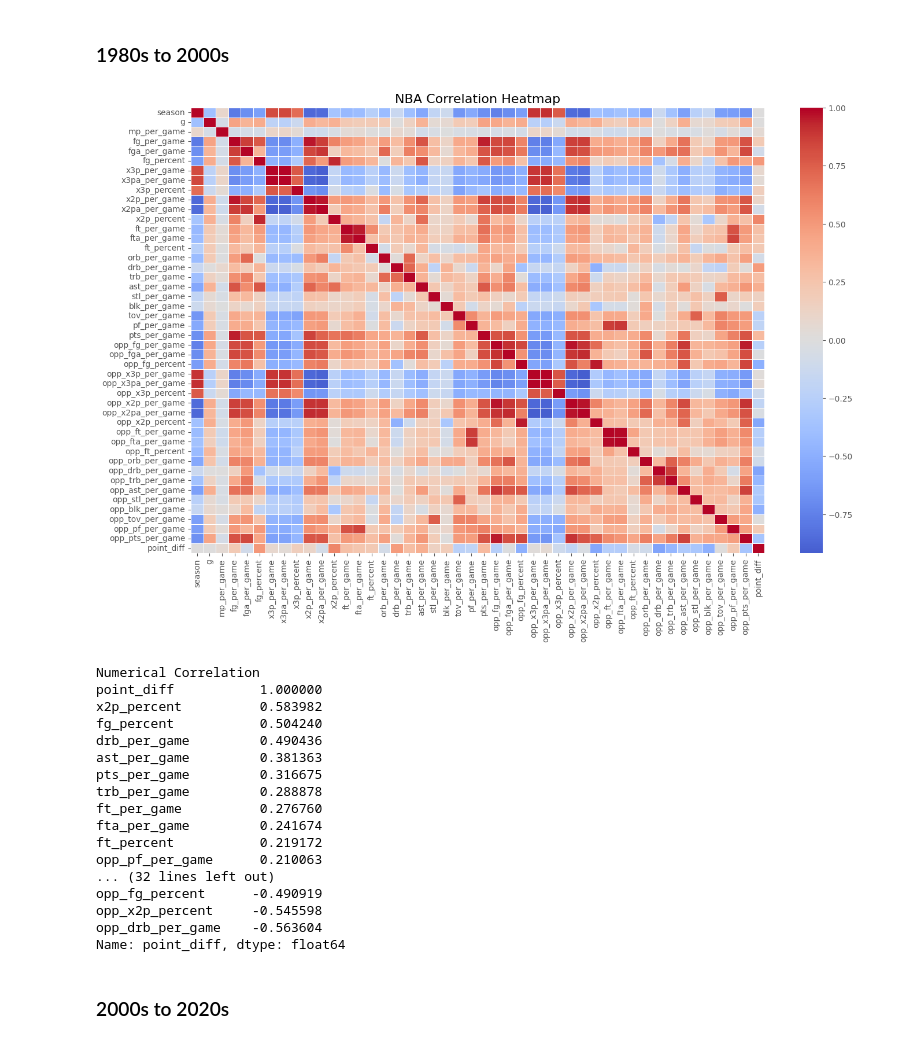
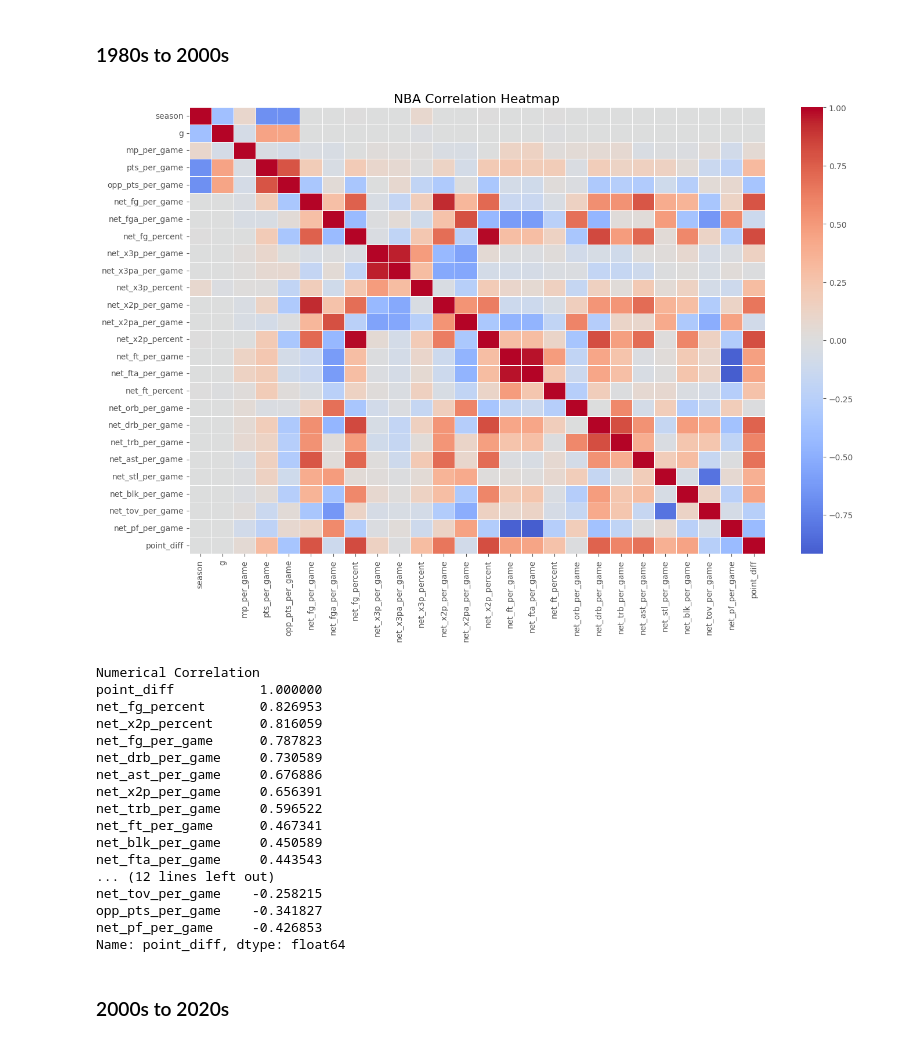
Before and after one commit to CaptainSpaceboy/ECS171-Team12, a Jupyter notebook: Team12_EDA.ipynb, the cells around one changed output. Cells and saved outputs as stored; diff of their text form; code cells hidden in the pictures.

Commit message:
2/15 Update
Changed df columns to have net values instead of team and opp values separate.

Added small Feature Selection part using FeatureWiz

```diff
--- a/Team12_EDA.ipynb
+++ b/Team12_EDA.ipynb
@@ -51,14 +58,47 @@ pts_per_game : total points scored per game
 # %%
-team_df = pd.read_csv('Team Stats Per Game.csv')
-opp_df = pd.read_csv('Opponent Stats Per Game.csv')
+from pandas.core.reshape import merge
+team_df = pd.read_csv('https://raw.githubusercontent.com/sumitrodatta/bball-reference-datasets/refs/heads/master/Data/Team%20Stats%20Per%20Game.csv')
+opp_df = pd.read_csv('https://raw.githubusercontent.com/sumitrodatta/bball-reference-datasets/refs/heads/master/Data/Opponent%20Stats%20Per%20Game.csv')
 
 # merging the datasets
 common_columns = ['season', 'lg', 'team', 'abbreviation', 'playoffs', 'g', 'mp_per_game']
 merged_df = pd.merge(team_df, opp_df, on=common_columns)
 
+#Transform into net values rather than having team and opp values
+#I know there's a more efficient way to do this but I hate python syntax shenanigans so take this hardcoded blob
+merged_df['net_fg_per_game'] = merged_df['fg_per_game'] - merged_df['opp_fg_per_game']
+merged_df['net_fga_per_game'] = merged_df['fga_per_game'] - merged_df['opp_fga_per_game']
+merged_df['net_fg_percent'] = merged_df['fg_percent'] - merged_df['opp_fg_percent']
+merged_df['net_x3p_per_game'] = merged_df['x3p_per_game'] - merged_df['opp_x3p_per_game']
+merged_df['net_x3pa_per_game'] = merged_df['x3pa_per_game'] - merged_df['opp_x3pa_per_game']
+merged_df['net_x3p_percent'] = merged_df['x3p_percent'] - merged_df['opp_x3p_percent']
+merged_df['net_x2p_per_game'] = merged_df['x2p_per_game'] - merged_df['opp_x2p_per_game']
+merged_df['net_x2pa_per_game'] = merged_df['x2pa_per_game'] - merged_df['opp_x2pa_per_game']
+merged_df['net_x2p_percent'] = merged_df['x2p_percent'] - merged_df['opp_x2p_percent']
+merged_df['net_ft_per_game'] = merged_df['ft_per_game'] - merged_df['opp_ft_per_game']
+merged_df['net_fta_per_game'] = merged_df['fta_per_game'] - merged_df['opp_fta_per_game']
+merged_df['net_ft_percent'] = merged_df['ft_percent'] - merged_df['opp_ft_percent']
+merged_df['net_orb_per_game'] = merged_df['orb_per_game'] - merged_df['opp_orb_per_game']
+merged_df['net_drb_per_game'] = merged_df['drb_per_game'] - merged_df['opp_drb_per_game']
+merged_df['net_trb_per_game'] = merged_df['trb_per_game'] - merged_df['opp_trb_per_game']
+merged_df['net_ast_per_game'] = merged_df['ast_per_game'] - merged_df['opp_ast_per_game']
+merged_df['net_stl_per_game'] = merged_df['stl_per_game'] - merged_df['opp_stl_per_game']
+merged_df['net_blk_per_game'] = merged_df['blk_per_game'] - merged_df['opp_blk_per_game']
+merged_df['net_tov_per_game'] = merged_df['tov_per_game'] - merged_df['opp_tov_per_game']
+merged_df['net_pf_per_game'] = merged_df['pf_per_game'] - merged_df['opp_pf_per_game']
+
+cols_to_drop = merged_df.loc[:, 'fg_per_game':'pf_per_game'].columns
+merged_df = merged_df.drop(columns=cols_to_drop)
+cols_to_drop = merged_df.loc[:, 'opp_fg_per_game':'opp_pf_per_game'].columns
+merged_df = merged_df.drop(columns=cols_to_drop)
+
 # add column for point differential
 merged_df['point_diff'] = merged_df['pts_per_game'] - merged_df['opp_pts_per_game']
 
+#These should probably be dropped as well, since point_diff is our actual dependent variable. I'm only commenting this so that I remember that I removed them
+cols_to_drop = merged_df.loc[:, 'pts_per_game':'opp_pts_per_game'].columns
+merged_df = merged_df.drop(columns=cols_to_drop)
+
 # save into new .csv file
 merged_df.to_csv('Full_Basketball_Stats.csv', index=False)
 # %%
@@ -488,34 +526,34 @@ For feature selection, it is important we select features that are unique to eac
 ### 1980s to 2000s
 # %%
 numeric_df = era_80_00.select_dtypes(include=['number'])
-corr_matrix = numeric_df.corr()
+corr_matrix_80to00 = numeric_df.corr()
 plt.figure(figsize=(16, 10))
-sns.heatmap(corr_matrix, annot=False, cmap='coolwarm', center=0, linewidths=0.5)
+sns.heatmap(corr_matrix_80to00, annot=False, cmap='coolwarm', center=0, linewidths=0.5)
 plt.title('NBA Correlation Heatmap', fontsize=16)
 plt.show()
 # %% [output]
-[figure, old version]
+[figure, new version]
 # %%
-target_corr = corr_matrix['point_diff'].sort_values(ascending=False)
+target_corr = corr_matrix_80to00['point_diff'].sort_values(ascending=False)
 print("Numerical Correlation")
 print(target_corr)
 # %% [output]
 Numerical Correlation
 point_diff           1.000000
-x2p_percent          0.583982
-fg_percent           0.504240
-drb_per_game         0.490436
-ast_per_game         0.381363
-pts_per_game         0.316675
-trb_per_game         0.288878
-ft_per_game          0.276760
-fta_per_game         0.241674
-ft_percent           0.219172
-opp_pf_per_game      0.210063
-... (32 lines left out)
-opp_fg_percent      -0.490919
-opp_x2p_percent     -0.545598
-opp_drb_per_game    -0.563604
+net_fg_percent       0.826953
+net_x2p_percent      0.816059
+net_fg_per_game      0.787823
+net_drb_per_game     0.730589
+net_ast_per_game     0.676886
+net_x2p_per_game     0.656391
+net_trb_per_game     0.596522
+net_ft_per_game      0.467341
+net_blk_per_game     0.450589
+net_fta_per_game     0.443543
+... (12 lines left out)
+net_tov_per_game    -0.258215
+opp_pts_per_game    -0.341827
+net_pf_per_game     -0.426853
 Name: point_diff, dtype: float64
 # %% [markdown]
 ### 2000s to 2020s
```
Also changed, not shown: parts of 29 cells of this notebook.
